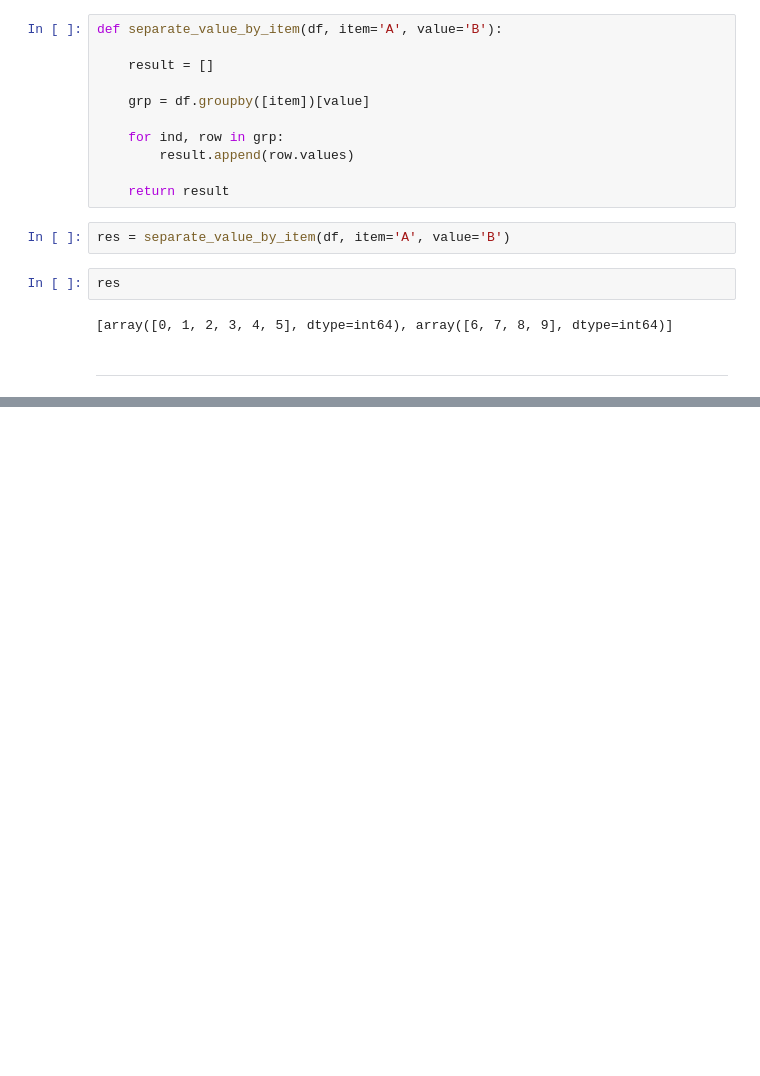
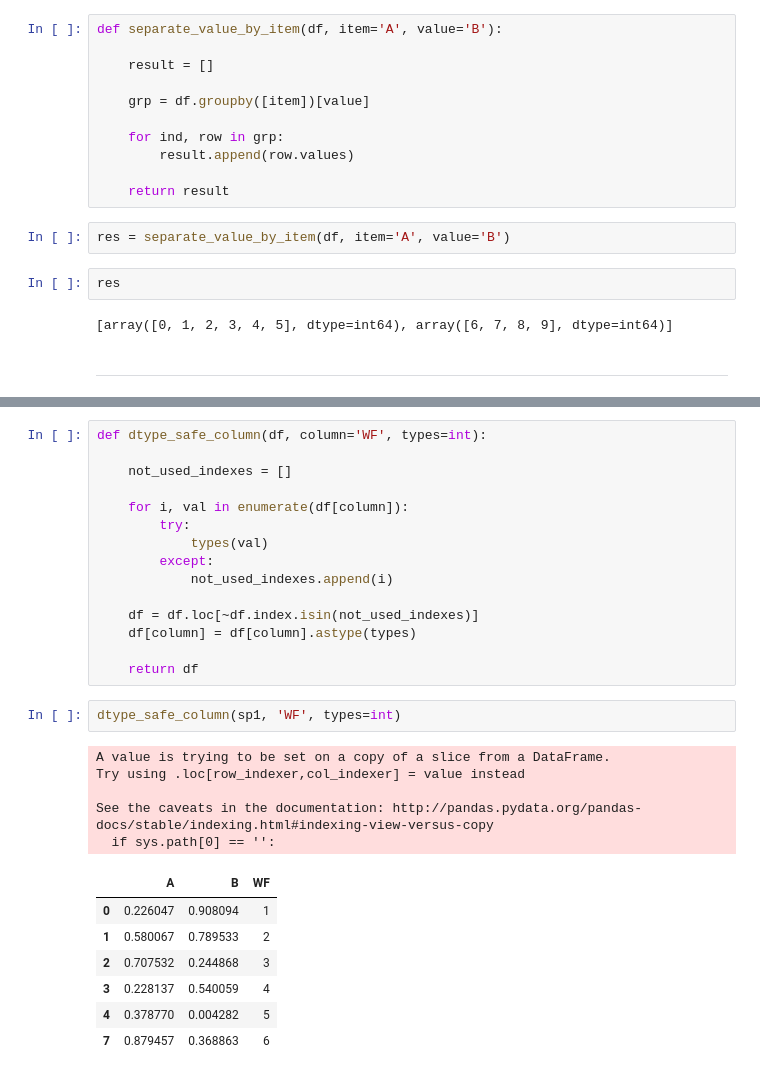
Before and after one commit to lch1000m/Code_Snippets, a Jupyter notebook: python/pandas/pandas.ipynb, the cells around one changed output, grey strips where cells are left out. Saved outputs shown, nothing was run; the diff lists cells and outputs as text; blank space fills up the shorter version.

```diff
--- a/python/pandas/pandas.ipynb
+++ b/python/pandas/pandas.ipynb
@@ -431,0 +459,30 @@ res
+# %%
+def dtype_safe_column(df, column='WF', types=int):
+
+    not_used_indexes = []
+
+    for i, val in enumerate(df[column]):
+        try:
+            types(val)
+        except:
+            not_used_indexes.append(i)
+
+    df = df.loc[~df.index.isin(not_used_indexes)]
+    df[column] = df[column].astype(types)
+
+    return df
+# %%
+dtype_safe_column(sp1, 'WF', types=int)
+# %% [output]
+A value is trying to be set on a copy of a slice from a DataFrame.
+Try using .loc[row_indexer,col_indexer] = value instead
+
+See the caveats in the documentation: http://pandas.pydata.org/pandas-docs/stable/indexing.html#indexing-view-versus-copy
+  if sys.path[0] == '':
+|  | A | B | WF |
+| 0 | 0.226047 | 0.908094 | 1 |
+| 1 | 0.580067 | 0.789533 | 2 |
+| 2 | 0.707532 | 0.244868 | 3 |
+| 3 | 0.228137 | 0.540059 | 4 |
+| 4 | 0.378770 | 0.004282 | 5 |
+| 7 | 0.879457 | 0.368863 | 6 |
```
Also changed, not shown: parts of 10 cells of this notebook, 1 other file.
